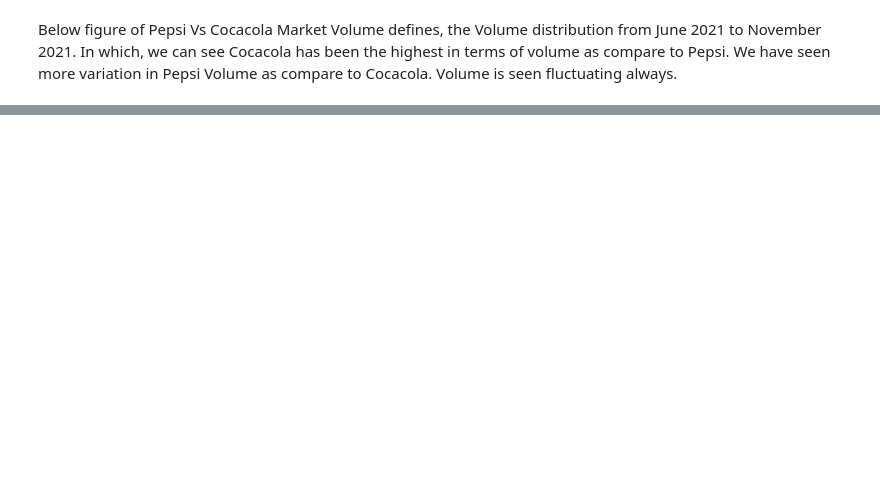
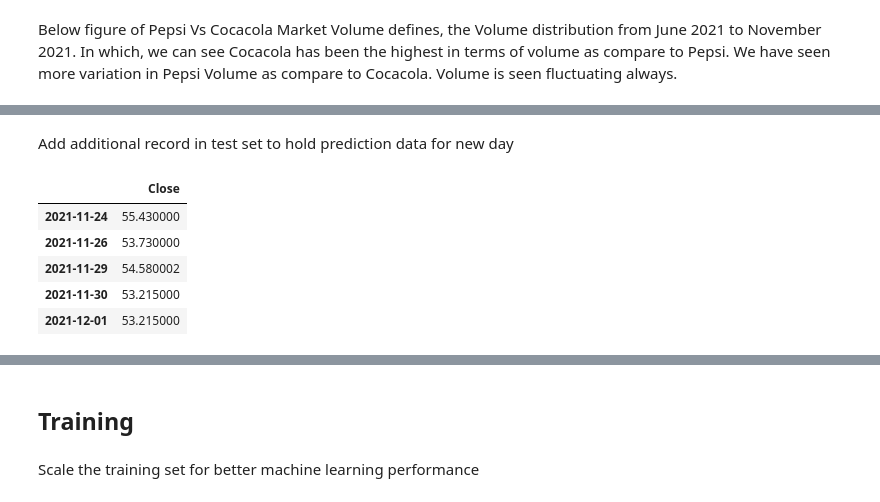
Before and after one commit to jdscifi/StockIt, a Jupyter notebook: StockIt.ipynb, the cells around one changed output, grey strips where cells are left out. Saved outputs shown, nothing was run; the diff lists cells and outputs as text; code cells hidden in the pictures; blank space fills up the shorter version.

```diff
--- a/StockIt.ipynb
+++ b/StockIt.ipynb
@@ -42,0 +79,10 @@ from IPython.core.display import display, HTML
+# %%
+# Constants and Run Parameters
+NEWS_DAYS_LIMIT = 7
+STOCK_TICKER_FOR_PREDICTION='KO'
+TRAIN_SAMPLE_SET_SIZE=0.8
+STOCK_PRICE_HISTORY_PERIOD_SIZE='5y'
+WINDOW_SIZE=60
+AHEAD=1
+LSTM_LAYER_UNIT_SIZE=50
+DROPOUT_REGULARISATION_SIZE=0.2
@@ -280,0 +358,6 @@ show(p)
+# %%
+# Download stock price data
+tickerSymbol=STOCK_TICKER_FOR_PREDICTION
+prices = yf.download(tickers=tickerSymbol,
+                     interval='1d',
+                     period=STOCK_PRICE_HISTORY_PERIOD_SIZE)
@@ -280,0 +371,7 @@ show(p)
+# %%
+# Split into train and test
+# Note: order is important and should not be randomized
+num_records_all = prices.shape[0]
+num_records_train = int(round(num_records_all*TRAIN_SAMPLE_SET_SIZE))
+train_set = prices.iloc[:num_records_train, 3:4]
+test_set = prices.iloc[num_records_train:, 3:4]
@@ -280,0 +380,20 @@ show(p)
+# %% [markdown]
+Add additional record in test set to hold prediction data for new day
+# %%
+# Prepare updated index
+updated_test_set_indices = test_set.index.to_list()
+updated_test_set_indices.append(updated_test_set_indices[-1] + datetime.timedelta(days=1))
+
+# Add another record in test_set for prediction of new closing price
+test_set = test_set.append(test_set.iloc[-1:])
+
+# Update index
+test_set.index = updated_test_set_indices
+test_set.tail()
+# %% [output]
+|  | Close |
+| 2021-11-24 | 55.430000 |
+| 2021-11-26 | 53.730000 |
+| 2021-11-29 | 54.580002 |
+| 2021-11-30 | 53.215000 |
+| 2021-12-01 | 53.215000 |
@@ -280,0 +401,4 @@ show(p)
+# %% [markdown]
+## Training
+# %% [markdown]
+Scale the training set for better machine learning performance
```
Also changed, not shown: parts of 60 cells of this notebook.
